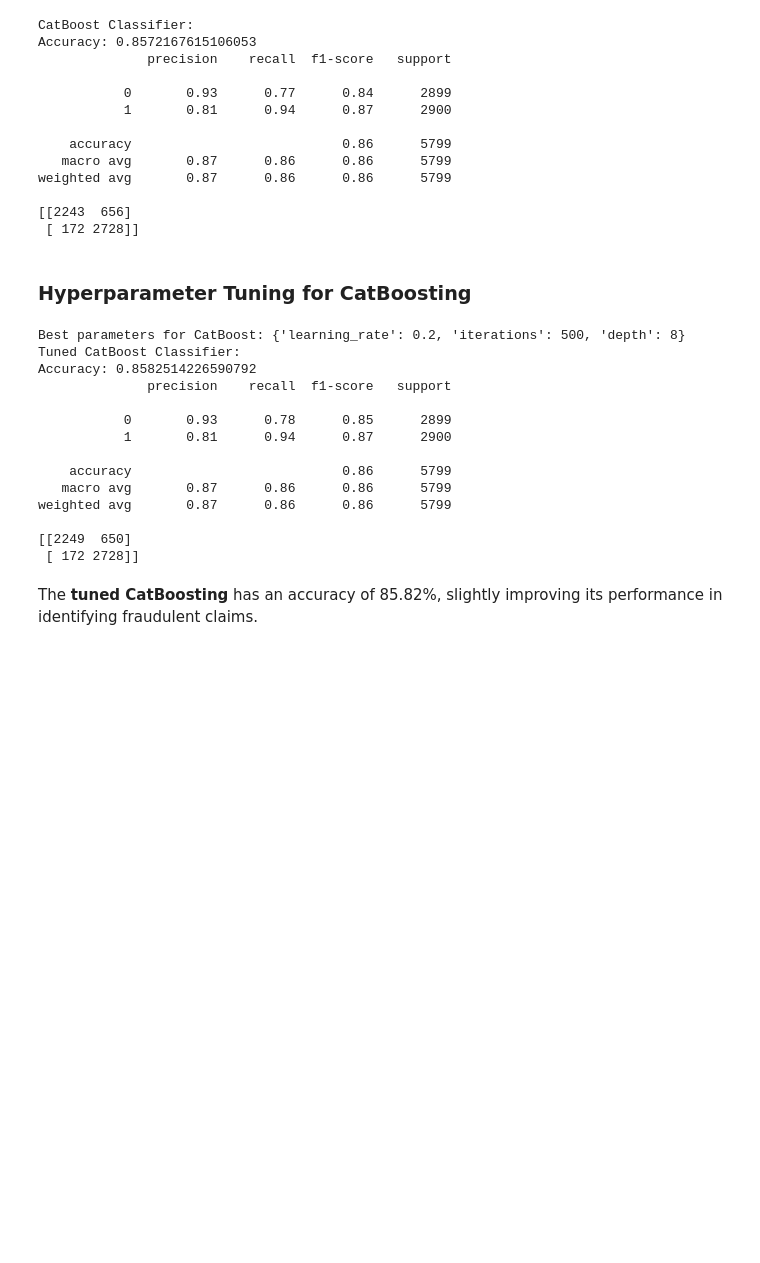
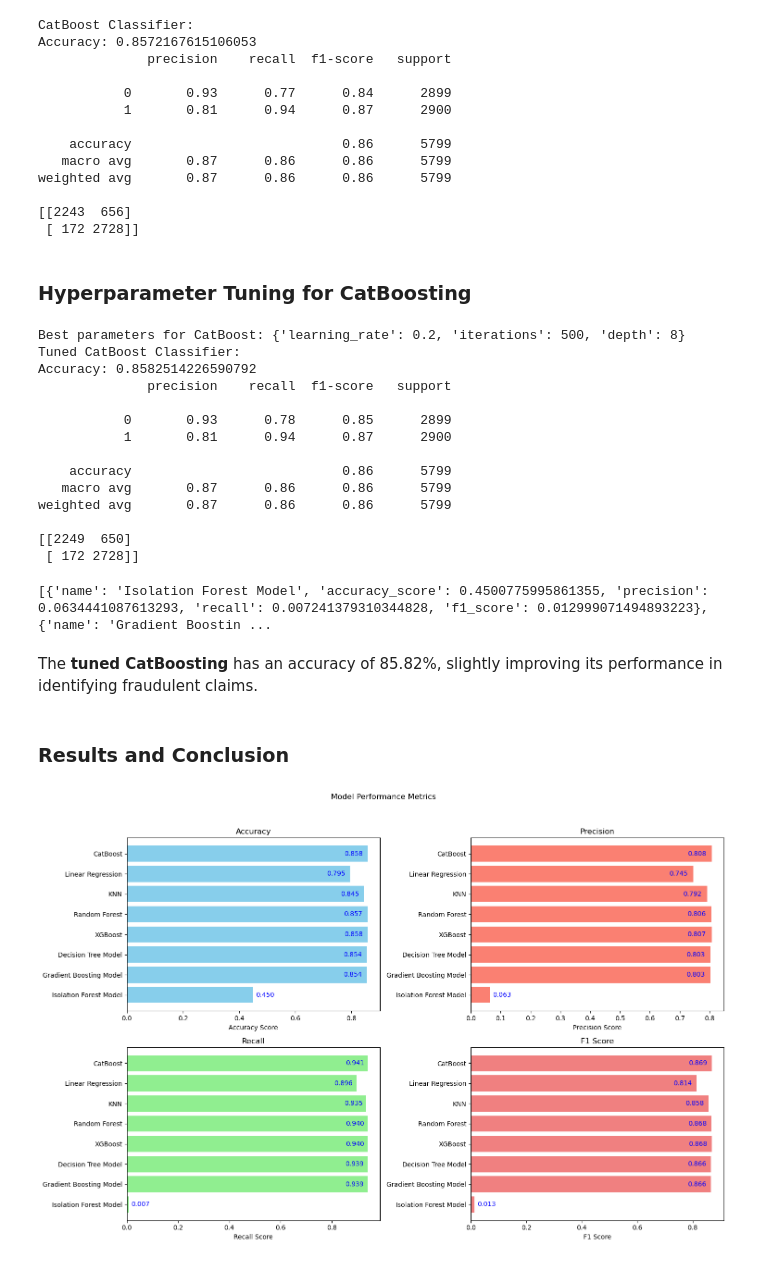
Before and after one commit to oxayavongsa/aai-510-ml-group-1, a Jupyter notebook: revised_eda_Rev2.ipynb, the cells around one changed output. Cells and saved outputs as stored; diff of their text form; code cells hidden in the pictures; blank space fills up the shorter version.

Commit message:
Results and conclusion
Completed results and conclusion with both description of what happened as well as the graph made showing all the results

```diff
--- a/revised_eda_Rev2.ipynb
+++ b/revised_eda_Rev2.ipynb
@@ -675,6 +675,9 @@ X.head()
 # %%
 # Split the dataset into training and testing sets
 X_train, X_test, y_train, y_test = train_test_split(df_resampled.drop(columns=['FraudFound_P']), df_resampled['FraudFound_P'], test_size=0.2, random_state=42)
+# %%
+# Collect results for Isolation Forest
+results = []
 # %% [markdown]
 ## Models
 # %% [markdown]
@@ -1422,5 +1572,75 @@ weighted avg       0.87      0.86      0.86      5799
 
 [[2249  650]
  [ 172 2728]]
+# %%
+
+report = classification_report(y_test, y_pred_best_catboost, output_dict=True)
+precision = report['1']['precision']
+recall = report['1']['recall']
+f1_score = report['1']['f1-score']
+accuracy = report['accuracy']
+
+results.append({
+    "name": "CatBoost",
+    'accuracy_score': accuracy,
+    "precision": precision,
+    "recall": recall,
+    "f1_score": f1_score
+})
+
+print(results)
+# %% [output]
+[{'name': 'Isolation Forest Model', 'accuracy_score': 0.4500775995861355, 'precision': 0.0634441087613293, 'recall': 0.007241379310344828, 'f1_score': 0.012999071494893223}, {'name': 'Gradient Boostin ...
 # %% [markdown]
 The **tuned CatBoosting** has an accuracy of 85.82%, slightly improving its performance in identifying fraudulent claims.
+# %% [markdown]
+### Results and Conclusion
+# %%
+# Extracting the data
+model_names = [result['name'] for result in results]
+accuracy_scores = [result['accuracy_score'] for result in results]
+precision_scores = [result['precision'] for result in results]
+recall_scores = [result['recall'] for result in results]
+f1_scores = [result['f1_score'] for result in results]
+
+# Creating the bar plots
+fig, axs = plt.subplots(2, 2, figsize=(15, 10))
+fig.suptitle('Model Performance Metrics')
+
+# Function to add text annotations
+def add_text_annotations(ax, scores, model_names):
+    for i, (v, name) in enumerate(zip(scores, model_names)):
+        if name != 'Isolation Forest Model':
+            ax.text(v - 0.05, i, f'{v:.3f}', color='blue', ha='center', va='center')
+        else:
+            ax.text(v + 0.01, i, f'{v:.3f}', color='blue', va='center')
+
+# Accuracy
+axs[0, 0].barh(model_names, accuracy_scores, color='skyblue')
+axs[0, 0].set_title('Accuracy')
+axs[0, 0].set_xlabel('Accuracy Score')
+add_text_annotations(axs[0, 0], accuracy_scores, model_names)
+
+# Precision
+axs[0, 1].barh(model_names, precision_scores, color='salmon')
+axs[0, 1].set_title('Precision')
+axs[0, 1].set_xlabel('Precision Score')
+add_text_annotations(axs[0, 1], precision_scores, model_names)
+
+# Recall
+axs[1, 0].barh(model_names, recall_scores, color='lightgreen')
+axs[1, 0].set_title('Recall')
+axs[1, 0].set_xlabel('Recall Score')
+add_text_annotations(axs[1, 0], recall_scores, model_names)
+
+# F1 Score
+axs[1, 1].barh(model_names, f1_scores, color='lightcoral')
+axs[1, 1].set_title('F1 Score')
+axs[1, 1].set_xlabel('F1 Score')
+add_text_annotations(axs[1, 1], f1_scores, model_names)
+
+# Adjusting layout
+plt.tight_layout(rect=[0, 0, 1, 0.95])
+plt.show()
+# %% [output]
+[figure, added]
```
Also changed, not shown: parts of 12 cells of this notebook.
